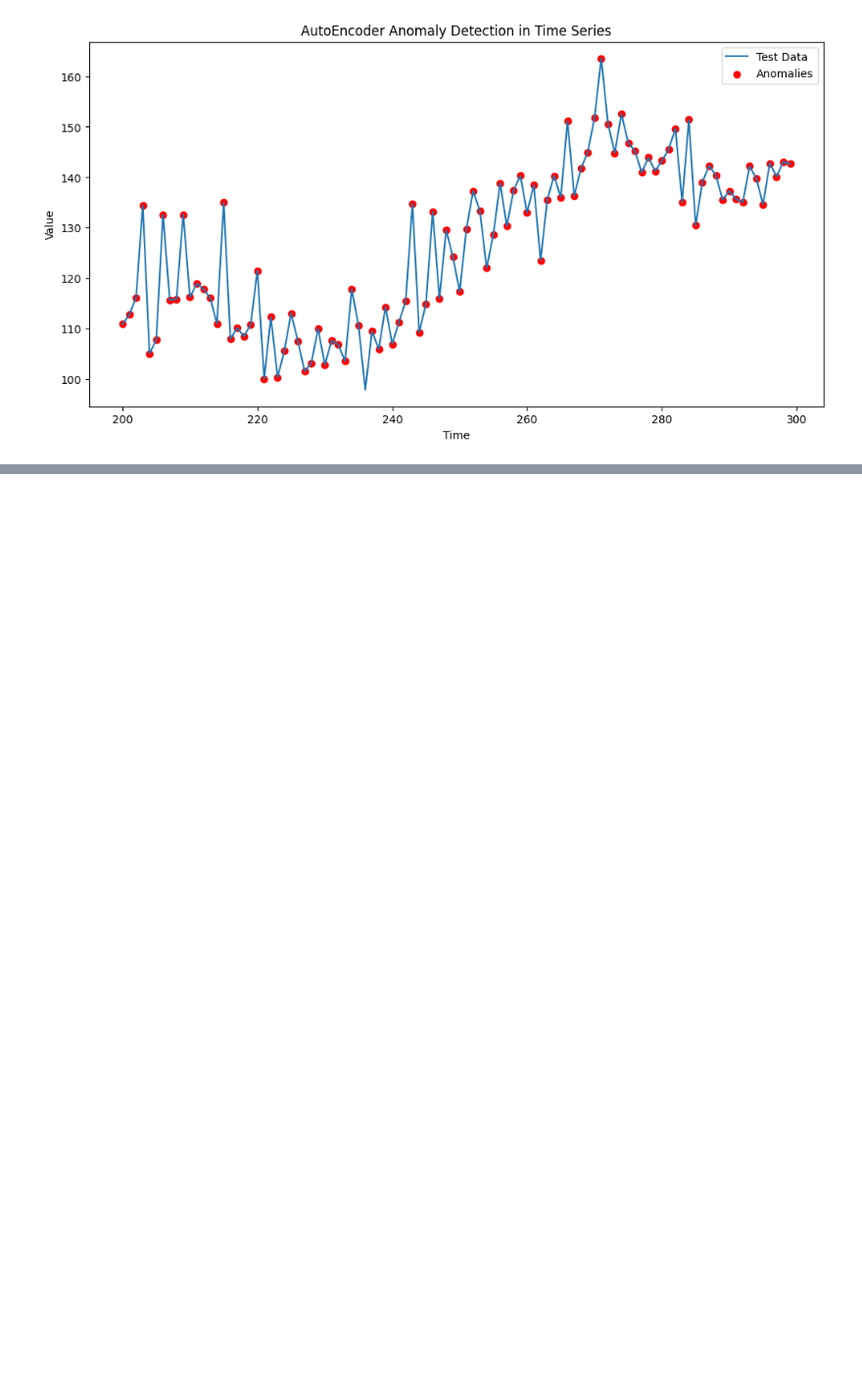
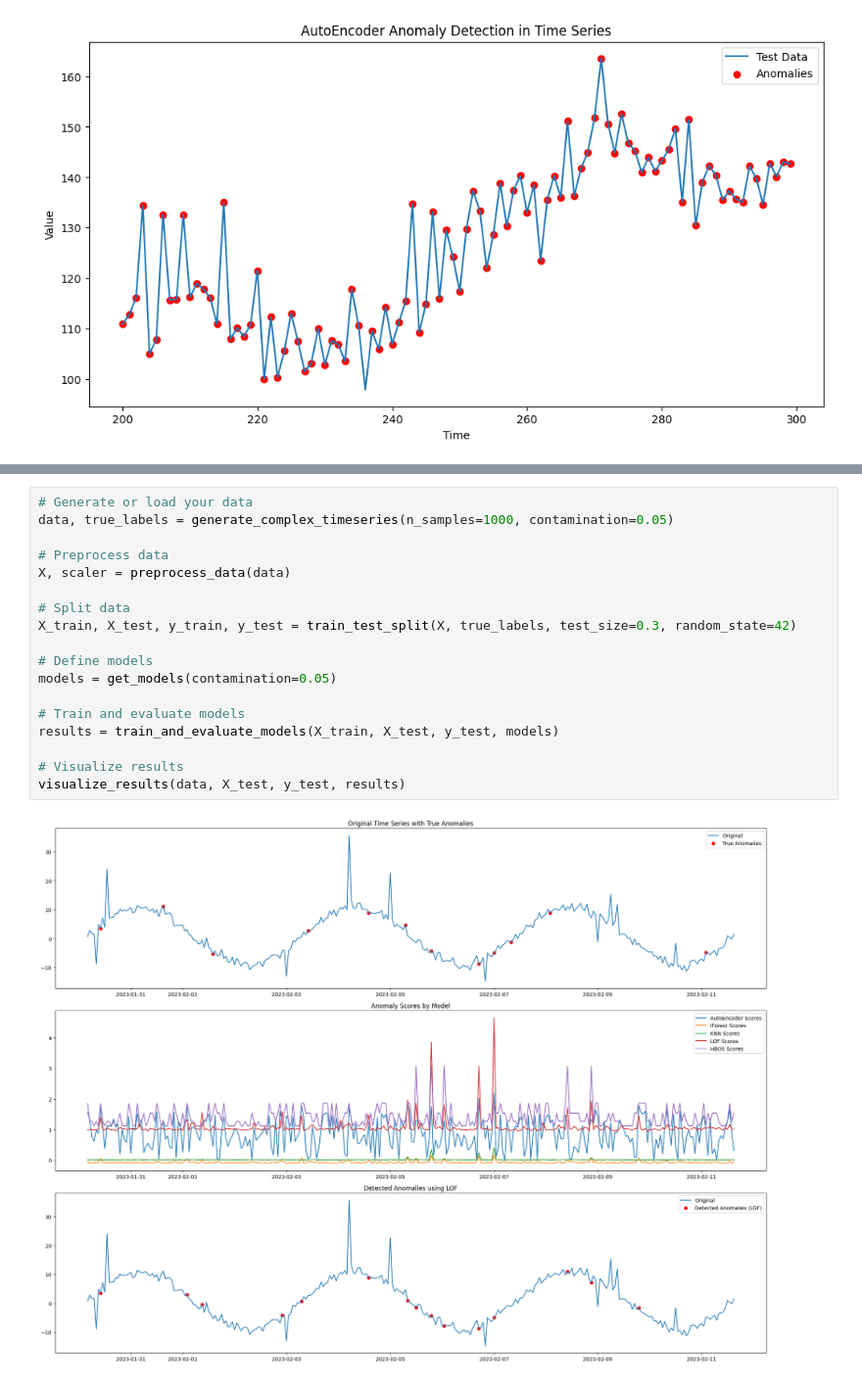
Before and after one commit to sm4rtm4art/TimeSeries, a Jupyter notebook: notebooks/Anomaly detection/Firststepts_anomaly.ipynb, the cells around one changed output, grey strips where cells are left out. Shown: that part at 98% size. Saved outputs shown, nothing was run; the diff lists cells and outputs as text; blank space fills up the shorter version.

```diff
--- a/notebooks/Anomaly detection/Firststepts_anomaly.ipynb
+++ b/notebooks/Anomaly detection/Firststepts_anomaly.ipynb
@@ -237,0 +310,20 @@ IForest: Precision = 0.40, Recall = 0.50, F1 = 0.44
+# %%
+# Generate or load your data
+data, true_labels = generate_complex_timeseries(n_samples=1000, contamination=0.05)
+
+# Preprocess data
+X, scaler = preprocess_data(data)
+
+# Split data
+X_train, X_test, y_train, y_test = train_test_split(X, true_labels, test_size=0.3, random_state=42)
+
+# Define models
+models = get_models(contamination=0.05)
+
+# Train and evaluate models
+results = train_and_evaluate_models(X_train, X_test, y_test, models)
+
+# Visualize results
+visualize_results(data, X_test, y_test, results)
+# %% [output]
+[figure, added]
```
Also changed, not shown: parts of 5 cells of this notebook, 12 other files.
